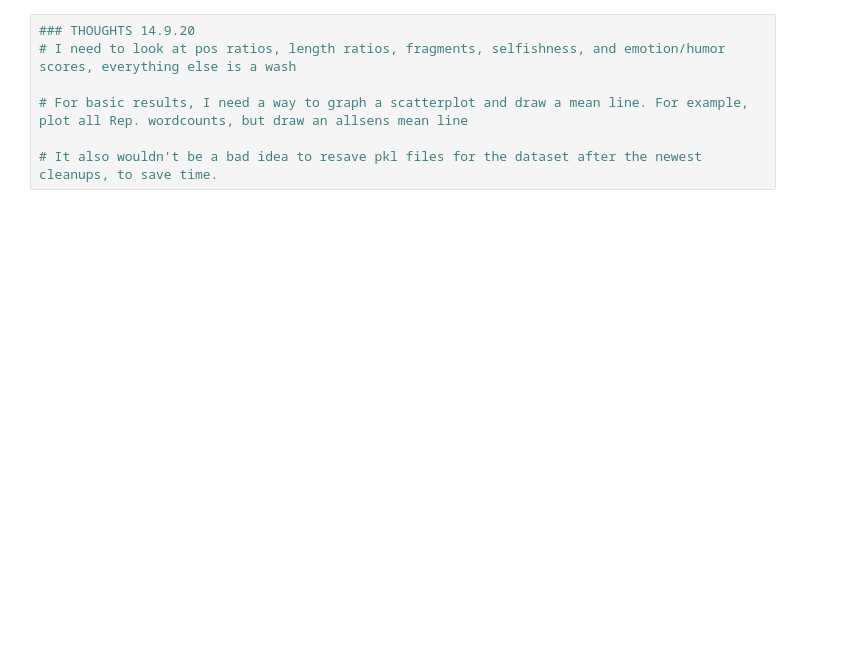
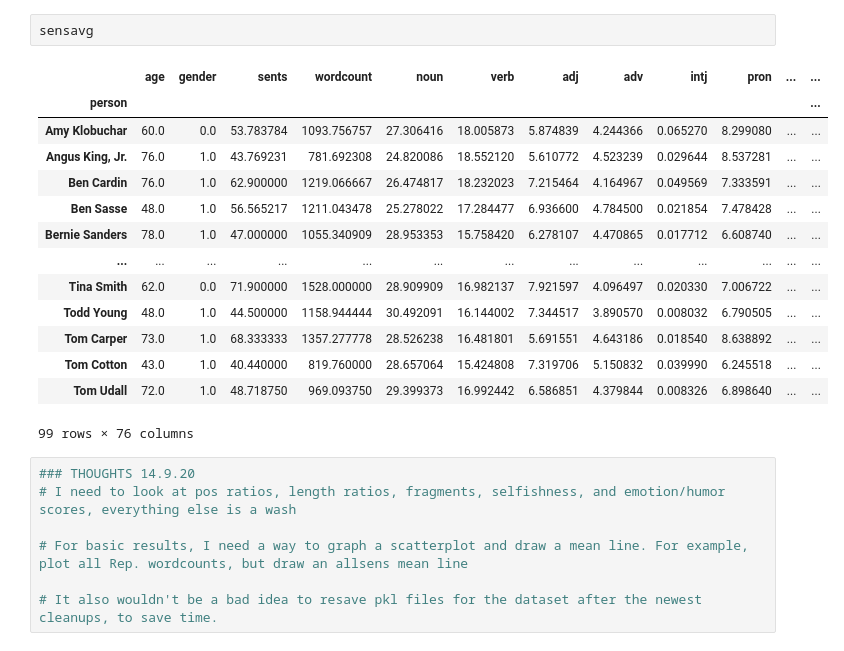
Before and after one commit to ancepsinfans/speeches, a Jupyter notebook: Senators.ipynb, the cells around one changed output. Saved outputs shown, nothing was run; the diff lists cells and outputs as text; blank space fills up the shorter version.

```diff
--- a/Senators.ipynb
+++ b/Senators.ipynb
@@ -232,3 +194,20 @@ InvocationException: GraphViz's executables not found
+# %%
+sensavg
+# %% [output]
+|  | age | gender | sents | wordcount | noun | verb | adj | adv | intj | pron | ... | ... |
+| person |  |  |  |  |  |  |  |  |  |  |  | ... |
+| Amy Klobuchar | 60.0 | 0.0 | 53.783784 | 1093.756757 | 27.306416 | 18.005873 | 5.874839 | 4.244366 | 0.065270 | 8.299080 | ... | ... |
+| Angus King, Jr. | 76.0 | 1.0 | 43.769231 | 781.692308 | 24.820086 | 18.552120 | 5.610772 | 4.523239 | 0.029644 | 8.537281 | ... | ... |
+| Ben Cardin | 76.0 | 1.0 | 62.900000 | 1219.066667 | 26.474817 | 18.232023 | 7.215464 | 4.164967 | 0.049569 | 7.333591 | ... | ... |
+| Ben Sasse | 48.0 | 1.0 | 56.565217 | 1211.043478 | 25.278022 | 17.284477 | 6.936600 | 4.784500 | 0.021854 | 7.478428 | ... | ... |
+| Bernie Sanders | 78.0 | 1.0 | 47.000000 | 1055.340909 | 28.953353 | 15.758420 | 6.278107 | 4.470865 | 0.017712 | 6.608740 | ... | ... |
+| ... | ... | ... | ... | ... | ... | ... | ... | ... | ... | ... | ... | ... |
+| Tina Smith | 62.0 | 0.0 | 71.900000 | 1528.000000 | 28.909909 | 16.982137 | 7.921597 | 4.096497 | 0.020330 | 7.006722 | ... | ... |
+| Todd Young | 48.0 | 1.0 | 44.500000 | 1158.944444 | 30.492091 | 16.144002 | 7.344517 | 3.890570 | 0.008032 | 6.790505 | ... | ... |
+| Tom Carper | 73.0 | 1.0 | 68.333333 | 1357.277778 | 28.526238 | 16.481801 | 5.691551 | 4.643186 | 0.018540 | 8.638892 | ... | ... |
+| Tom Cotton | 43.0 | 1.0 | 40.440000 | 819.760000 | 28.657064 | 15.424808 | 7.319706 | 5.150832 | 0.039990 | 6.245518 | ... | ... |
+| Tom Udall | 72.0 | 1.0 | 48.718750 | 969.093750 | 29.399373 | 16.992442 | 6.586851 | 4.379844 | 0.008326 | 6.898640 | ... | ... |
+99 rows × 76 columns
 # %%
 ### THOUGHTS 14.9.20
 # I need to look at pos ratios, length ratios, fragments, selfishness, and emotion/humor scores, everything else is a wash
```
Also changed, not shown: parts of 17 cells of this notebook, 4 other files.
